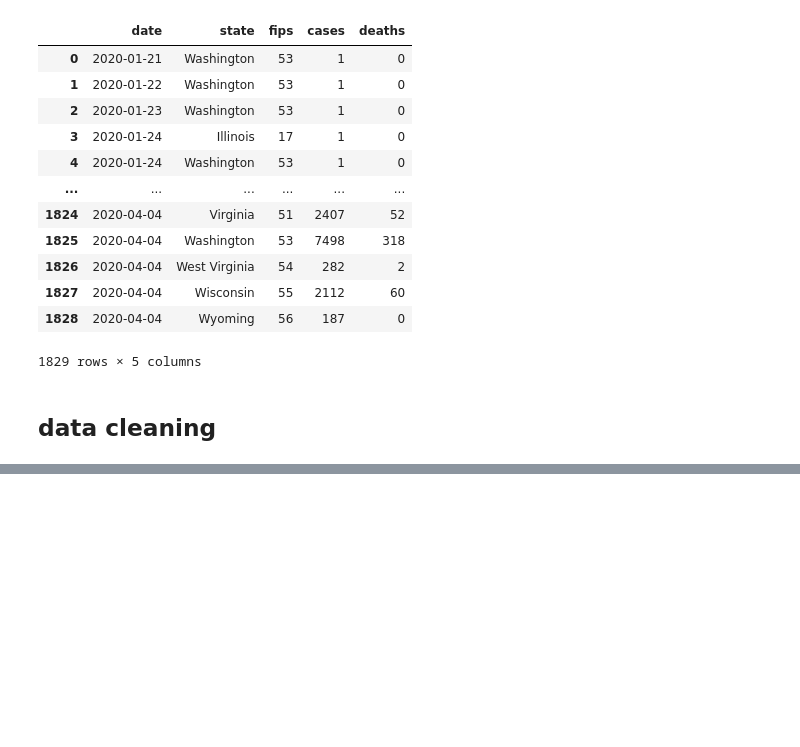
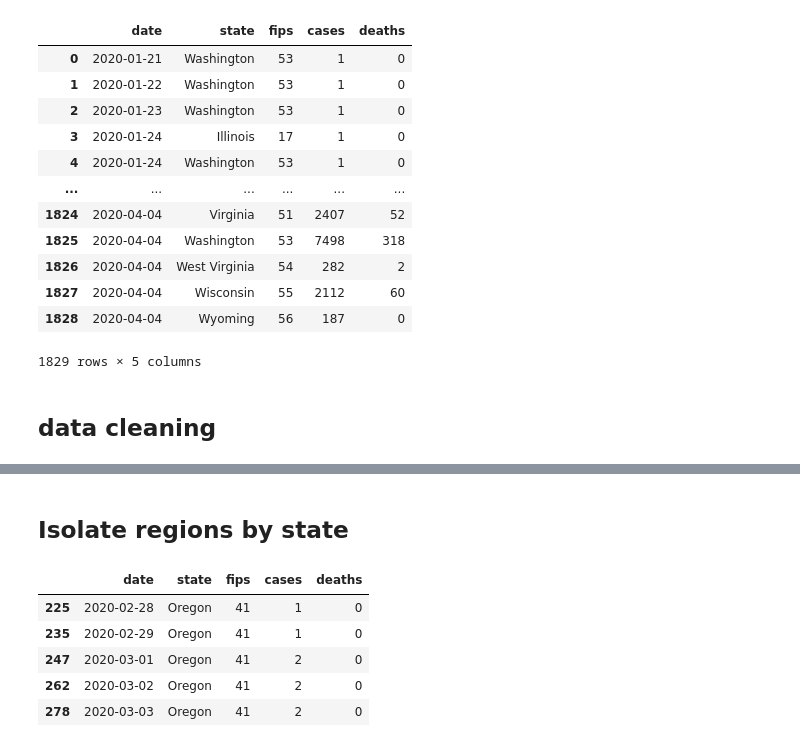
Before and after one commit to rockhound03/CovidDataExplore, a Jupyter notebook: Covid_analytics_States.ipynb, the cells around one changed output, grey strips where cells are left out. Saved outputs shown, nothing was run; the diff lists cells and outputs as text; code cells hidden in the pictures; blank space fills up the shorter version.

```diff
--- a/Covid_analytics_States.ipynb
+++ b/Covid_analytics_States.ipynb
@@ -424,0 +81,13 @@ GlyphRenderer(id='1044', ...)
+# %% [markdown]
+## Isolate regions by state
+# %%
+region_list_country = covid_df.loc[covid_df['state'] == "Oregon"]
+# %%
+region_list_country.head(5)
+# %% [output]
+|  | date | state | fips | cases | deaths |
+| 225 | 2020-02-28 | Oregon | 41 | 1 | 0 |
+| 235 | 2020-02-29 | Oregon | 41 | 1 | 0 |
+| 247 | 2020-03-01 | Oregon | 41 | 2 | 0 |
+| 262 | 2020-03-02 | Oregon | 41 | 2 | 0 |
+| 278 | 2020-03-03 | Oregon | 41 | 2 | 0 |
```
Also changed, not shown: parts of 62 cells of this notebook.
